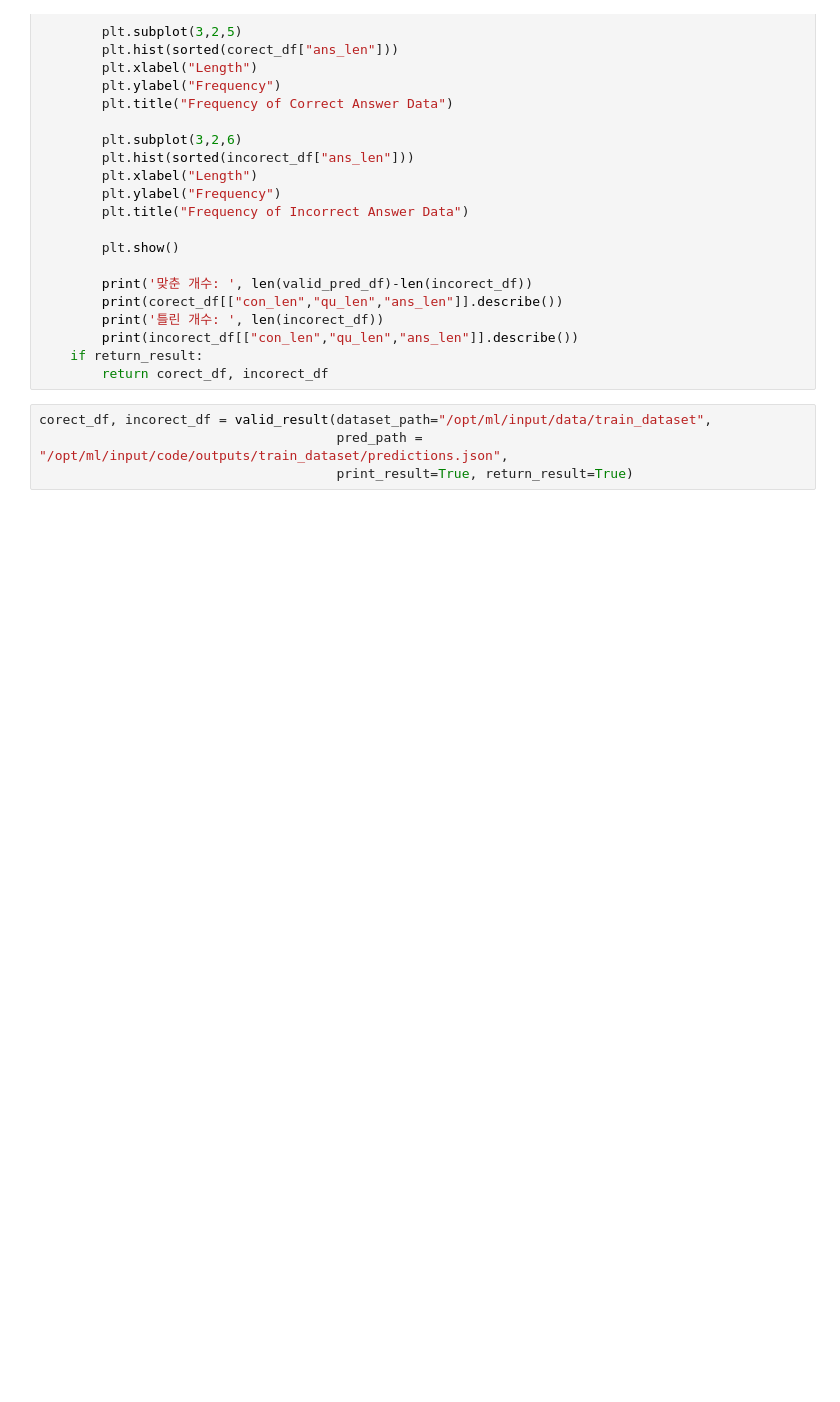
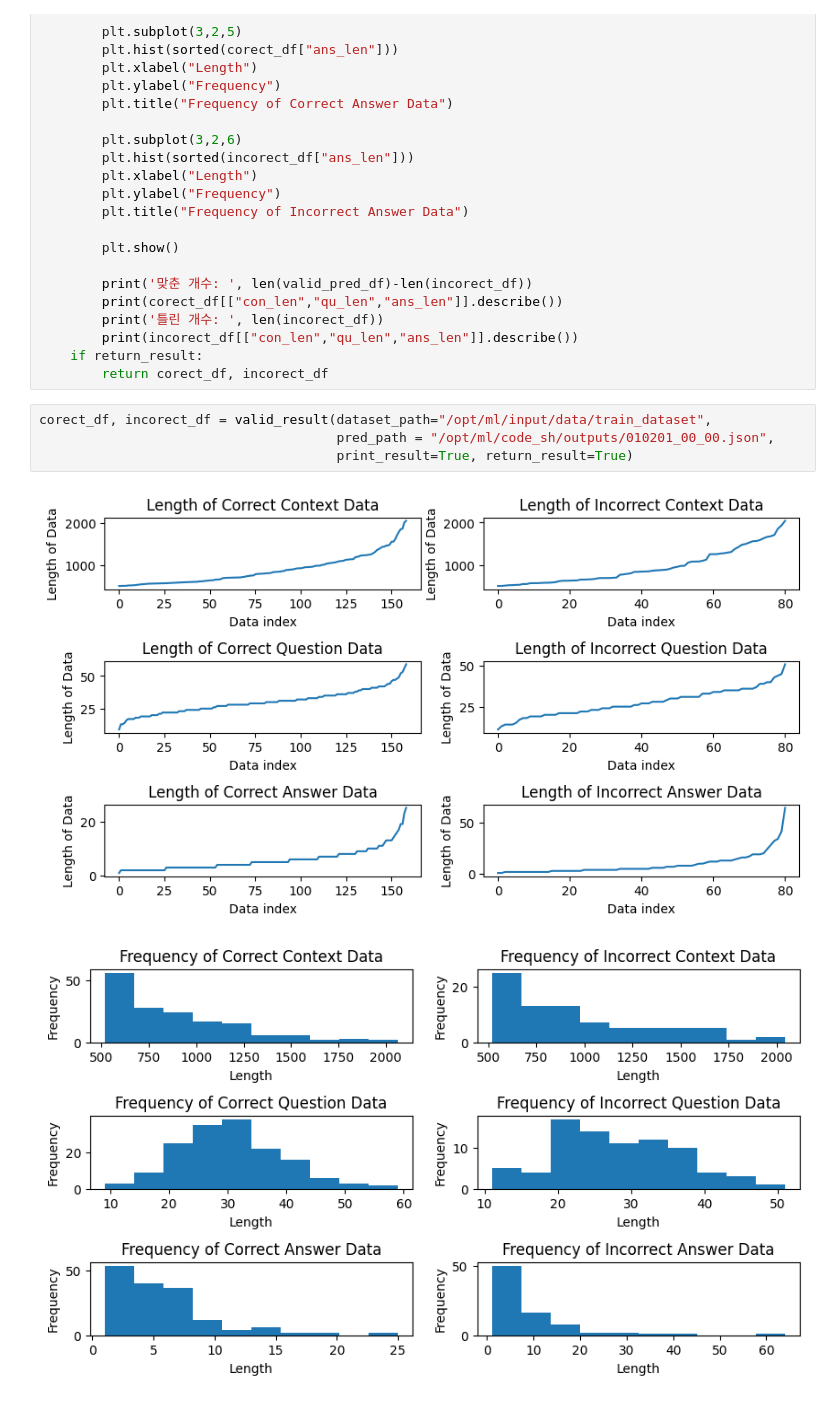
Before and after one commit to boostcampaitech4lv23nlp2/level2_mrc_nlp-level1-nlp-12, a Jupyter notebook: EDA/result_EDA.ipynb, the cells around one changed output. Cells and saved outputs as stored; diff of their text form; blank space fills up the shorter version.

```diff
--- a/EDA/result_EDA.ipynb
+++ b/EDA/result_EDA.ipynb
@@ -127,5 +127,8 @@ def valid_result(dataset_path, pred_path, print_result, return_result):
         return corect_df, incorect_df
 # %%
 corect_df, incorect_df = valid_result(dataset_path="/opt/ml/input/data/train_dataset",
-                                      pred_path = "/opt/ml/input/code/outputs/train_dataset/predictions.json",
+                                      pred_path = "/opt/ml/code_sh/outputs/010201_00_00.json",
                                       print_result=True, return_result=True)
+# %% [output]
+[figure, added]
+[figure, added]
```
Also changed, not shown: parts of 12 cells of this notebook, 7 other files.
